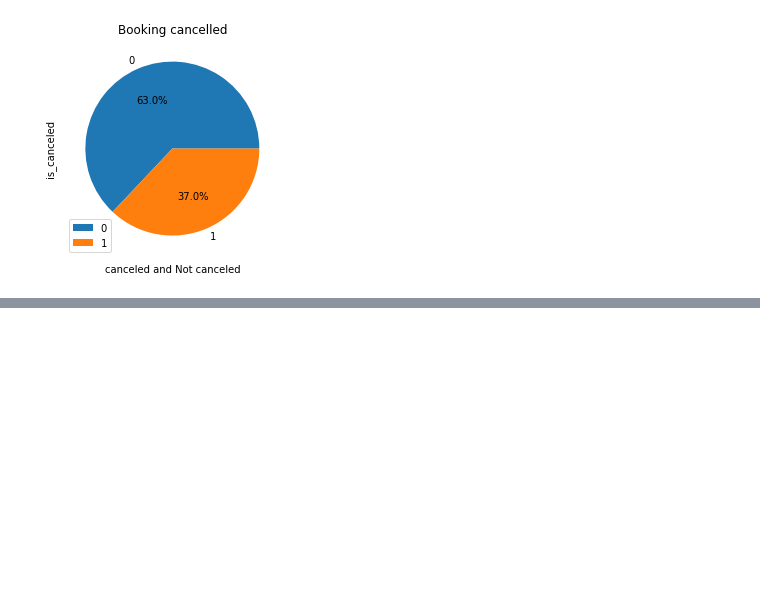
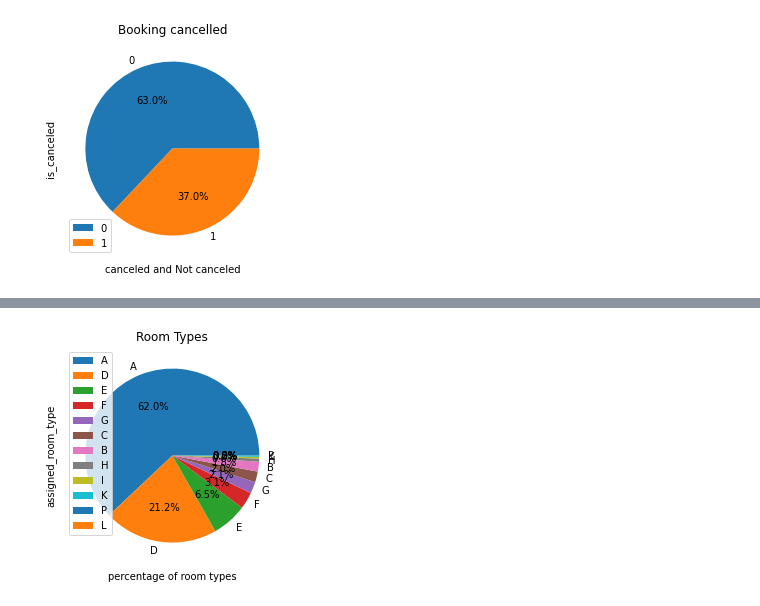
Before and after one commit to prathamesh1110/EDA-Capstone-1, a Jupyter notebook: projectEDA.ipynb, the cells around one changed output, grey strips where cells are left out. Drawn from its saved outputs; the diff is of its cells as text; code cells hidden in the pictures; blank space fills up the shorter version.

```diff
--- a/projectEDA.ipynb
+++ b/projectEDA.ipynb
@@ -214,0 +314,9 @@ plt.show()
+# %%
+df["assigned_room_type"].value_counts().plot.pie(autopct="%.1f%%"),plt.legend()
+#plt.figure(figsize=(12,12))
+plt.title("Room Types")
+plt.xlabel("percentage of room types")
+plt.legend()
+plt.show()
+# %% [output]
+[figure, added]
```
Also changed, not shown: parts of 20 cells of this notebook.
